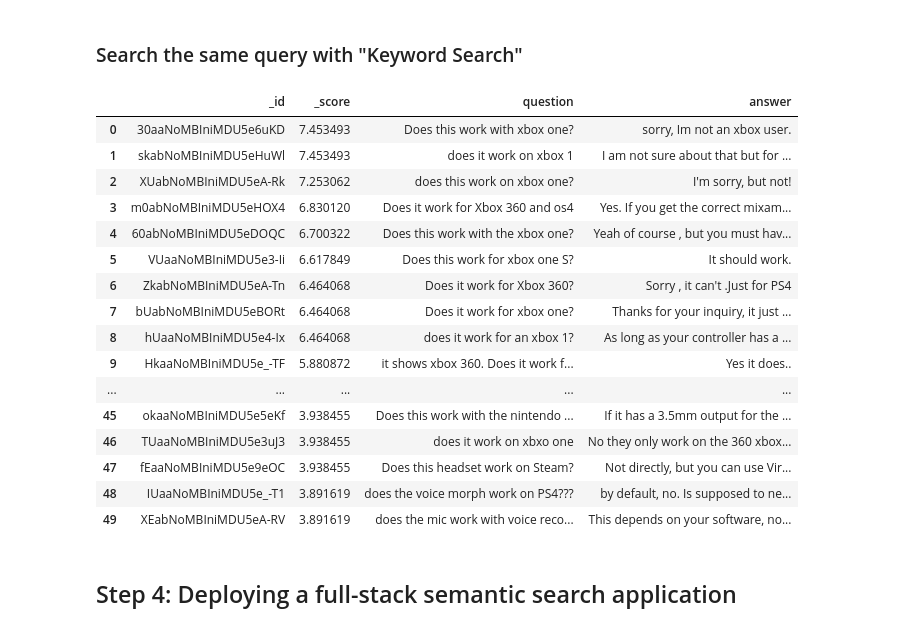
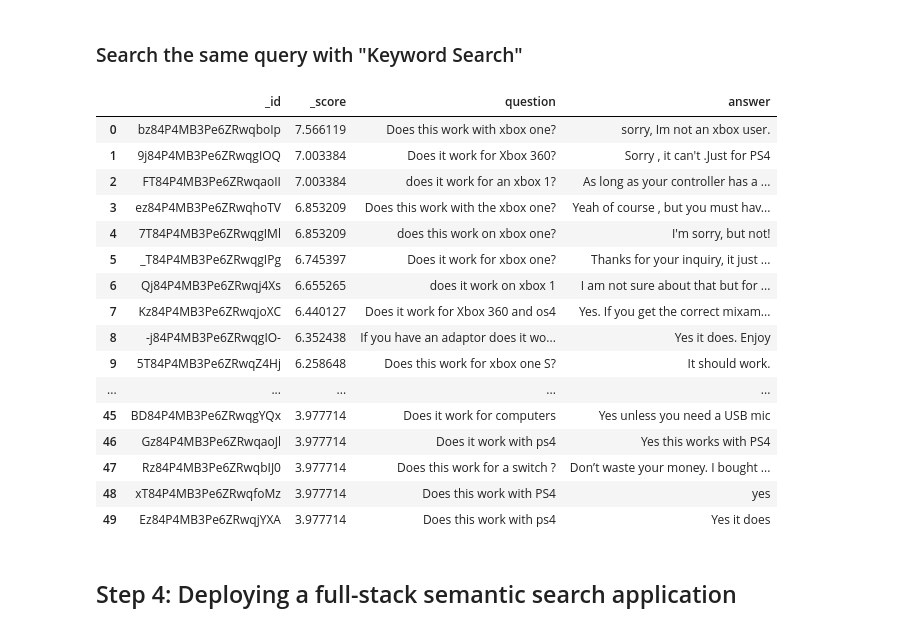
Before and after one commit to leejianwei/semantic-search, a Jupyter notebook: Semantic Search with Amazon OpenSearch-PQA-v2.ipynb, the cells around one changed output. Drawn from its saved outputs; the diff is of its cells as text; code cells hidden in the pictures.

```diff
--- a/Semantic Search with Amazon OpenSearch-PQA-v2.ipynb
+++ b/Semantic Search with Amazon OpenSearch-PQA-v2.ipynb
@@ -97,7 +96,7 @@ cloudformation_stack_name = "semantic-search"
 outputs = get_cfn_outputs(cloudformation_stack_name)
 
 bucket = outputs['s3BucketTraining']
-es_host = outputs['esHostName']
+aos_host = outputs['DomainEndpoint']
 
 outputs
 # %% [output]
@@ -295,16 +295,34 @@ vector_sentences = sentence_to_vector(qa_list["question"].tolist())
 # %% [markdown]
 Use Python API to set up connection with OpenSearch Cluster
 # %%
-from elasticsearch import Elasticsearch, RequestsHttpConnection
-from requests_aws4auth import AWS4Auth
+# from elasticsearch import Elasticsearch, RequestsHttpConnection
+# from requests_aws4auth import AWS4Auth
+# region = 'us-east-1'
+# service = 'es'
+# credentials = boto3.Session().get_credentials()
+# awsauth = AWS4Auth(credentials.access_key, credentials.secret_key, region, service, session_token=credentials.token)
+
+# es_client = Elasticsearch(
+#     hosts = [{'host': aos_host, 'port': 443}],
+#     http_auth = awsauth,
+#     use_ssl = True,
+#     verify_certs = True,
+#     connection_class = RequestsHttpConnection
+# )
+
+from opensearchpy import OpenSearch, RequestsHttpConnection, AWSV4SignerAuth
+import boto3
+
+#es_host = 'search-semanti-domain-7fc1mmzarfpg-vtklyjm33bhijjarsdhbyl7jxq.us-east-1.es.amazonaws.com'
 region = 'us-east-1'
-service = 'es'
+
 credentials = boto3.Session().get_credentials()
-awsauth = AWS4Auth(credentials.access_key, credentials.secret_key, region, service, session_token=credentials.token)
+auth = AWSV4SignerAuth(credentials, region)
+index_name = 'nlp_pqa'
 
-es_client = Elasticsearch(
-    hosts = [{'host': es_host, 'port': 443}],
-    http_auth = awsauth,
+aos_client = OpenSearch(
+    hosts = [{'host': aos_host, 'port': 443}],
+    http_auth = auth,
     use_ssl = True,
     verify_certs = True,
     connection_class = RequestsHttpConnection
@@ -450,7 +472,7 @@ query={
     }
 }
 
-res = es_client.search(index="nlp_pqa",
+res = aos_client.search(index="nlp_pqa",
                        body=query,
                        stored_fields=["question","answer"])
 #print("Got %d Hits:" % res['hits']['total']['value'])
@@ -484,42 +506,42 @@ display(query_result_df)
 # %%
 query={
     "size": 50,
     "query": {
         "match": {
             "question":"does this work with xbox?"
         }
     }
 }
 
-res = es_client.search(index="nlp_pqa",
+res = aos_client.search(index="nlp_pqa",
                        body=query,
                        stored_fields=["question","answer"])
 #print("Got %d Hits:" % res['hits']['total']['value'])
 query_result=[]
 for hit in res['hits']['hits']:
     row=[hit['_id'],hit['_score'],hit['fields']['question'][0],hit['fields']['answer'][0]]
     query_result.append(row)
 
 query_result_df = pd.DataFrame(data=query_result,columns=["_id","_score","question","answer"])
 display(query_result_df)
 # %% [output]
 |  | _id | _score | question | answer |
-| 0 | 30aaNoMBIniMDU5e6uKD | 7.453493 | Does this work with xbox one? | sorry, Im not an xbox user. |
-| 1 | skabNoMBIniMDU5eHuWl | 7.453493 | does it work on xbox 1 | I am not sure about that but for ... |
-| 2 | XUabNoMBIniMDU5eA-Rk | 7.253062 | does this work on xbox one? | I'm sorry, but not! |
-| 3 | m0abNoMBIniMDU5eHOX4 | 6.830120 | Does it work for Xbox 360 and os4 | Yes. If you get the correct mixam... |
-| 4 | 60abNoMBIniMDU5eDOQC | 6.700322 | Does this work with the xbox one? | Yeah of course , but you must hav... |
-| 5 | VUaaNoMBIniMDU5e3-Ii | 6.617849 | Does this work for xbox one S? | It should work. |
-| 6 | ZkabNoMBIniMDU5eA-Tn | 6.464068 | Does it work for Xbox 360? | Sorry , it can't .Just for PS4 |
-| 7 | bUabNoMBIniMDU5eBORt | 6.464068 | Does it work for xbox one? | Thanks for your inquiry, it just ... |
-| 8 | hUaaNoMBIniMDU5e4-Ix | 6.464068 | does it work for an xbox 1? | As long as your controller has a ... |
-| 9 | HkaaNoMBIniMDU5e_-TF | 5.880872 | it shows xbox 360. Does it work f... | Yes it does.. |
+| 0 | bz84P4MB3Pe6ZRwqboIp | 7.566119 | Does this work with xbox one? | sorry, Im not an xbox user. |
+| 1 | 9j84P4MB3Pe6ZRwqgIOQ | 7.003384 | Does it work for Xbox 360? | Sorry , it can't .Just for PS4 |
+| 2 | FT84P4MB3Pe6ZRwqaoII | 7.003384 | does it work for an xbox 1? | As long as your controller has a ... |
+| 3 | ez84P4MB3Pe6ZRwqhoTV | 6.853209 | Does this work with the xbox one? | Yeah of course , but you must hav... |
+| 4 | 7T84P4MB3Pe6ZRwqgIMl | 6.853209 | does this work on xbox one? | I'm sorry, but not! |
+| 5 | _T84P4MB3Pe6ZRwqgIPg | 6.745397 | Does it work for xbox one? | Thanks for your inquiry, it just ... |
+| 6 | Qj84P4MB3Pe6ZRwqj4Xs | 6.655265 | does it work on xbox 1 | I am not sure about that but for ... |
+| 7 | Kz84P4MB3Pe6ZRwqjoXC | 6.440127 | Does it work for Xbox 360 and os4 | Yes. If you get the correct mixam... |
+| 8 | -j84P4MB3Pe6ZRwqgIO- | 6.352438 | If you have an adaptor does it wo... | Yes it does. Enjoy |
+| 9 | 5T84P4MB3Pe6ZRwqZ4Hj | 6.258648 | Does this work for xbox one S? | It should work. |
 | ... | ... | ... | ... | ... |
-| 45 | okaaNoMBIniMDU5e5eKf | 3.938455 | Does this work with the nintendo ... | If it has a 3.5mm output for the ... |
-| 46 | TUaaNoMBIniMDU5e3uJ3 | 3.938455 | does it work on xbxo one | No they only work on the 360 xbox... |
-| 47 | fEaaNoMBIniMDU5e9eOC | 3.938455 | Does this headset work on Steam? | Not directly, but you can use Vir... |
-| 48 | IUaaNoMBIniMDU5e_-T1 | 3.891619 | does the voice morph work on PS4??? | by default, no. Is supposed to ne... |
-| 49 | XEabNoMBIniMDU5eA-RV | 3.891619 | does the mic work with voice reco... | This depends on your software, no... |
+| 45 | BD84P4MB3Pe6ZRwqgYQx | 3.977714 | Does it work for computers | Yes unless you need a USB mic |
+| 46 | Gz84P4MB3Pe6ZRwqaoJl | 3.977714 | Does it work with ps4 | Yes this works with PS4 |
+| 47 | Rz84P4MB3Pe6ZRwqbIJ0 | 3.977714 | Does this work for a switch ? | Don’t waste your money. I bought ... |
+| 48 | xT84P4MB3Pe6ZRwqfoMz | 3.977714 | Does this work with PS4 | yes |
+| 49 | Ez84P4MB3Pe6ZRwqjYXA | 3.977714 | Does this work with ps4 | Yes it does |
 # %% [markdown]
 ## Step 4: Deploying a full-stack semantic search application
 # %% [markdown]
```
Also changed, not shown: parts of 25 cells of this notebook, 1 other file.
